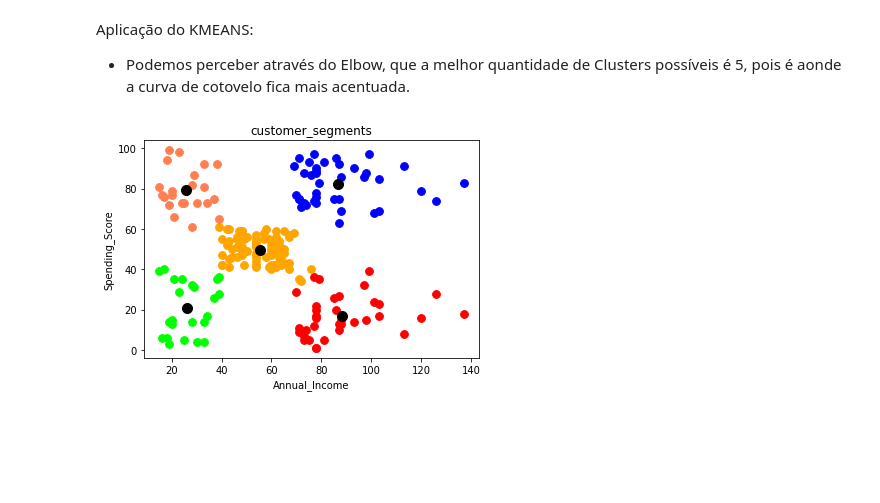
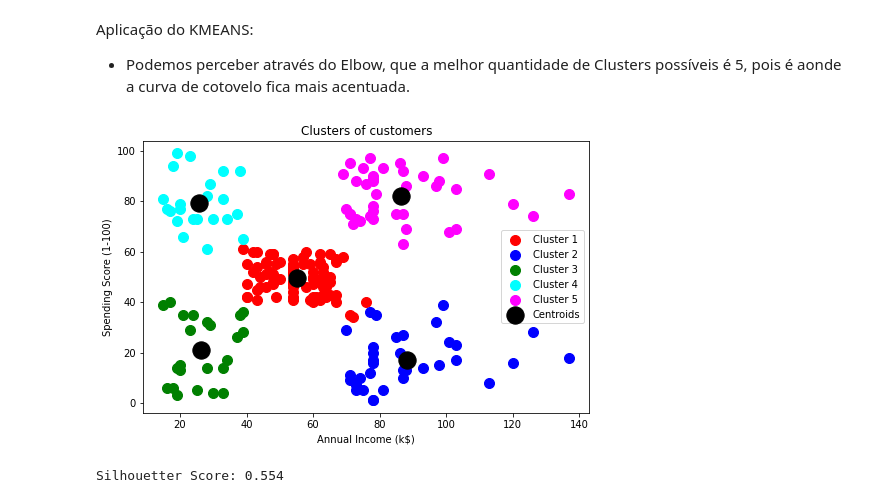
Before and after one commit to brunofaria27/artificial-intelligence, a Jupyter notebook: Agrupamento/ExtraAgrupamento.ipynb, the cells around one changed output. Saved outputs shown, nothing was run; the diff lists cells and outputs as text; code cells hidden in the pictures; blank space fills up the shorter version.

```diff
--- a/Agrupamento/ExtraAgrupamento.ipynb
+++ b/Agrupamento/ExtraAgrupamento.ipynb
@@ -106,17 +105,24 @@ Aplicação do KMEANS:
 kmeans = KMeans(n_clusters=5, init='k-means++', random_state=42)
 Y = kmeans.fit_predict(clustering_data)
 # %%
-plt.scatter(clustering_data[Y==0, 0], clustering_data[Y==0, 1], s=60, c='orange', label='Cluster 1')
-plt.scatter(clustering_data[Y==1, 0], clustering_data[Y==1, 1], s=60, c='red', label='Cluster 2')
-plt.scatter(clustering_data[Y==2, 0], clustering_data[Y==2, 1], s=60, c='lime', label='Cluster 3')
-plt.scatter(clustering_data[Y==3, 0], clustering_data[Y==3, 1], s=60, c='coral', label='Cluster 4')
-plt.scatter(clustering_data[Y==4, 0], clustering_data[Y==4, 1], s=60, c='blue', label='Cluster 5')
+plt.figure(figsize=(8,5))
+plt.scatter(clustering_data[Y == 0, 0], clustering_data[Y == 0, 1], s = 100, c = 'red', label = 'Cluster 1')
+plt.scatter(clustering_data[Y == 1, 0], clustering_data[Y == 1, 1], s = 100, c = 'blue', label = 'Cluster 2')
+plt.scatter(clustering_data[Y == 2, 0], clustering_data[Y == 2, 1], s = 100, c = 'green', label = 'Cluster 3')
+plt.scatter(clustering_data[Y == 3, 0], clustering_data[Y == 3, 1], s = 100, c = 'cyan', label = 'Cluster 4')
+plt.scatter(clustering_data[Y == 4, 0], clustering_data[Y == 4, 1], s = 100, c = 'magenta', label = 'Cluster 5')
 
-plt.scatter(kmeans.cluster_centers_[:,0], kmeans.cluster_centers_[:,1], s=100, c='black', label='Centroids')
+plt.scatter(kmeans.cluster_centers_[:, 0], kmeans.cluster_centers_[:, 1], s = 300, c = 'black', label = 'Centroids')
 
-plt.title('customer_segments')
-plt.xlabel('Annual_Income')
-plt.ylabel('Spending_Score')
+plt.title('Clusters of customers')
+plt.xlabel('Annual Income (k$)')
+plt.ylabel('Spending Score (1-100)')
+plt.legend()
 plt.show()
 # %% [output]
-[figure, old version]
+[figure, new version]
+# %%
+score = silhouette_score(clustering_data, kmeans.labels_, metric='euclidean')
+print('Silhouetter Score: %.3f' % score)
+# %% [output]
+Silhouetter Score: 0.554
```
Also changed, not shown: parts of 1 cell of this notebook.
